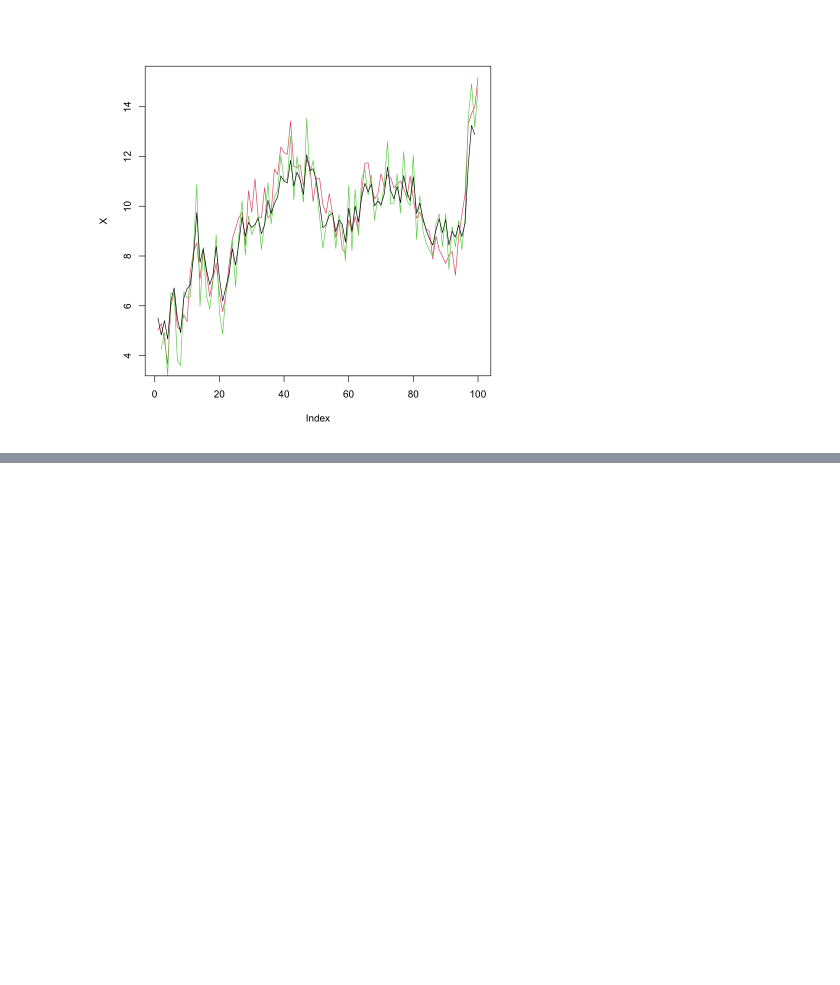
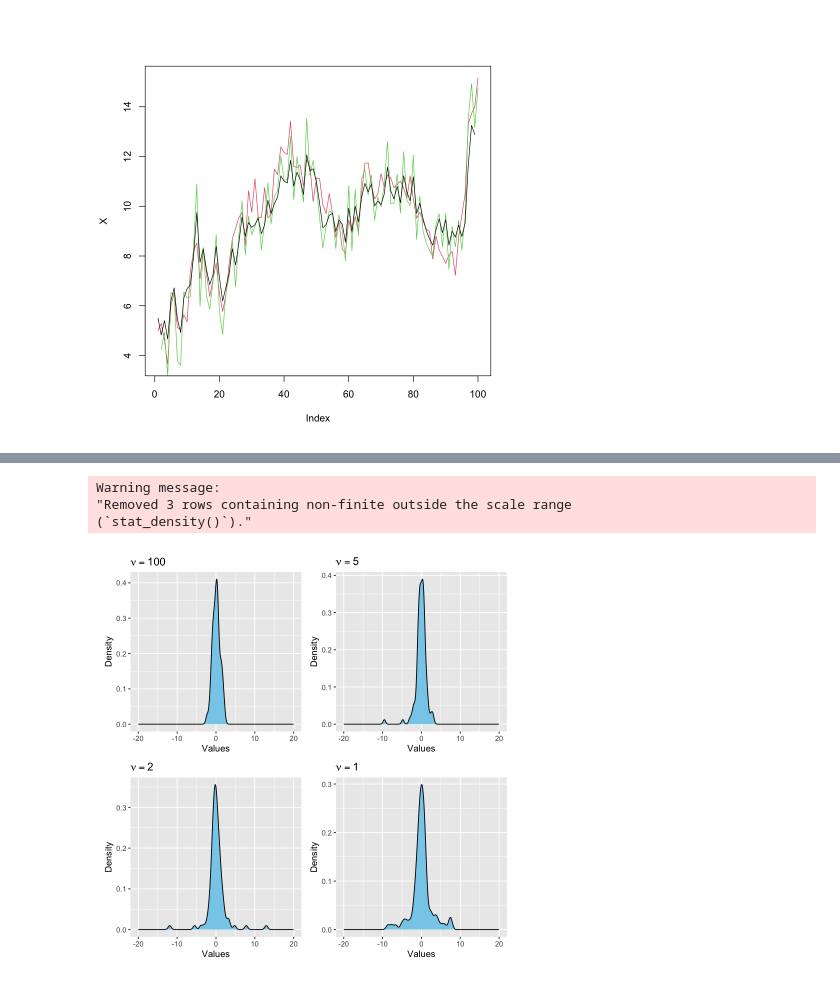
Before and after one commit to mathilderask/TimeSeriesAnalysis, a Jupyter notebook: Assignment4/opg1_nik.ipynb, the cells around one changed output, grey strips where cells are left out. Drawn from its saved outputs; the diff is of its cells as text; code cells hidden in the pictures; blank space fills up the shorter version.

```diff
--- a/Assignment4/opg1_nik.ipynb
+++ b/Assignment4/opg1_nik.ipynb
@@ -60,0 +125,40 @@ lines(results$x_pred,type = "l",col = 1)
+# %%
+library(ggplot2) # install.packages("ggplo2")
+library(patchwork)  # install.packages("patchwork")
+
+set.seed(25)
+
+# Create 4 datasets
+data100 <- data.frame(value = rt(100, 100))
+data5 <- data.frame(value = rt(100, 5))
+data2 <- data.frame(value = rt(100, 2))
+data1 <- data.frame(value = rt(100, 1))
+
+# Create 4 separate plots
+p1 <- ggplot(data100, aes(x = value)) +
+  geom_density(fill = "skyblue", alpha = 1) +
+  labs(title = expression(nu == 100), x = "Values", y = "Density") +
+  xlim(-20, 20)
+
+p2 <- ggplot(data5, aes(x = value)) +
+  geom_density(fill = "skyblue", alpha = 1) +
+  labs(title = expression(nu == 5), x = "Values", y = "Density") +
+  xlim(-20, 20)
+
+p3 <- ggplot(data2, aes(x = value)) +
+  geom_density(fill = "skyblue", alpha = 1) +
+  labs(title = expression(nu == 2), x = "Values", y = "Density") +
+  xlim(-20, 20)
+
+p4 <- ggplot(data1, aes(x = value)) +
+  geom_density(fill = "skyblue", alpha = 1) +
+  labs(title = expression(nu == 1), x = "Values", y = "Density") +
+  xlim(-20, 20)
+
+# Arrange them together
+(p1 | p2) / (p3 | p4)
+# %% [output]
+Warning message:
+"Removed 3 rows containing non-finite outside the scale range
+(`stat_density()`)."
+[figure, added]
```
Also changed, not shown: parts of 7 cells of this notebook, 5 other files.
